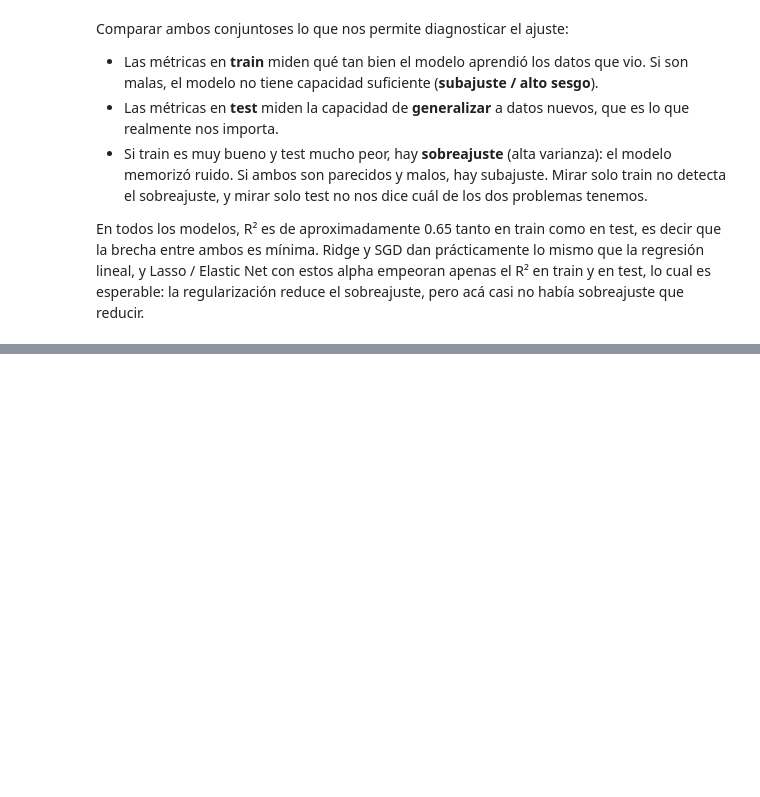
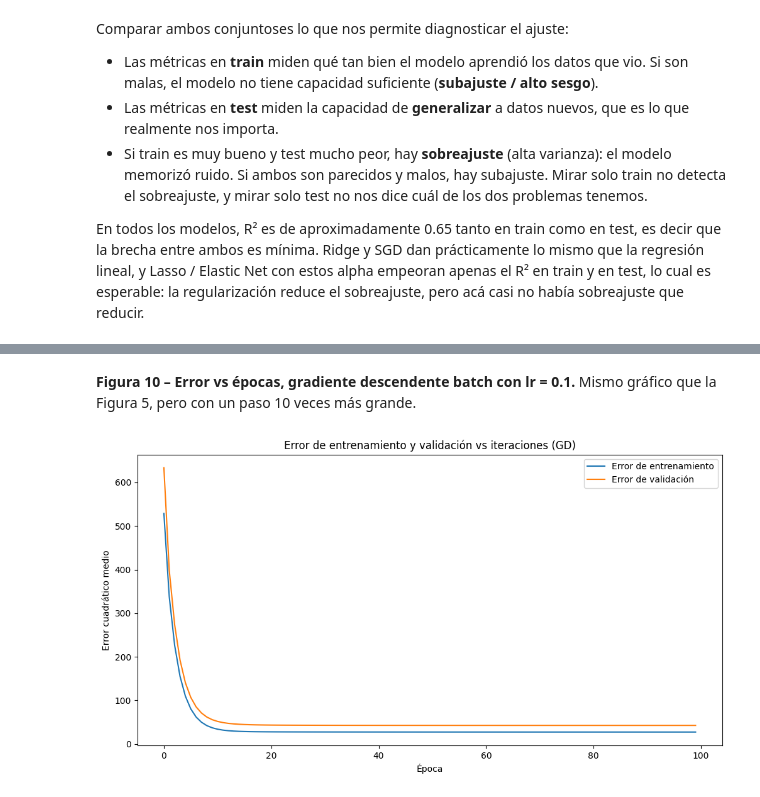
Before and after one commit to sebastianbtmo/TP_AA1_Beltramo_Capisano_Dottavio, a Jupyter notebook: TP_1/TP-regresion-AA1.ipynb, the cells around one changed output, grey strips where cells are left out. Saved outputs shown, nothing was run; the diff lists cells and outputs as text; code cells hidden in the pictures; blank space fills up the shorter version.

```diff
--- a/TP_1/TP-regresion-AA1.ipynb
+++ b/TP_1/TP-regresion-AA1.ipynb
@@ -535,0 +480,8 @@ R2 score en datos de prueba: 0.6445
+# %% [markdown]
+**Figura 10 – Error vs épocas, gradiente descendente batch con lr = 0.1.** Mismo gráfico que la Figura 5, pero con un paso 10 veces más grande.
+# %%
+# Figura 10: GD batch con lr = 0.1 (en la Figura 5 usamos lr = 0.01)
+np.random.seed(42)
+W_gd_opt = gradient_descent(x_train_std, y_train_2d, x_test_std, y_test_2d, lr=0.1)
+# %% [output]
+[figure, added]
```
Also changed, not shown: parts of 25 cells of this notebook.
